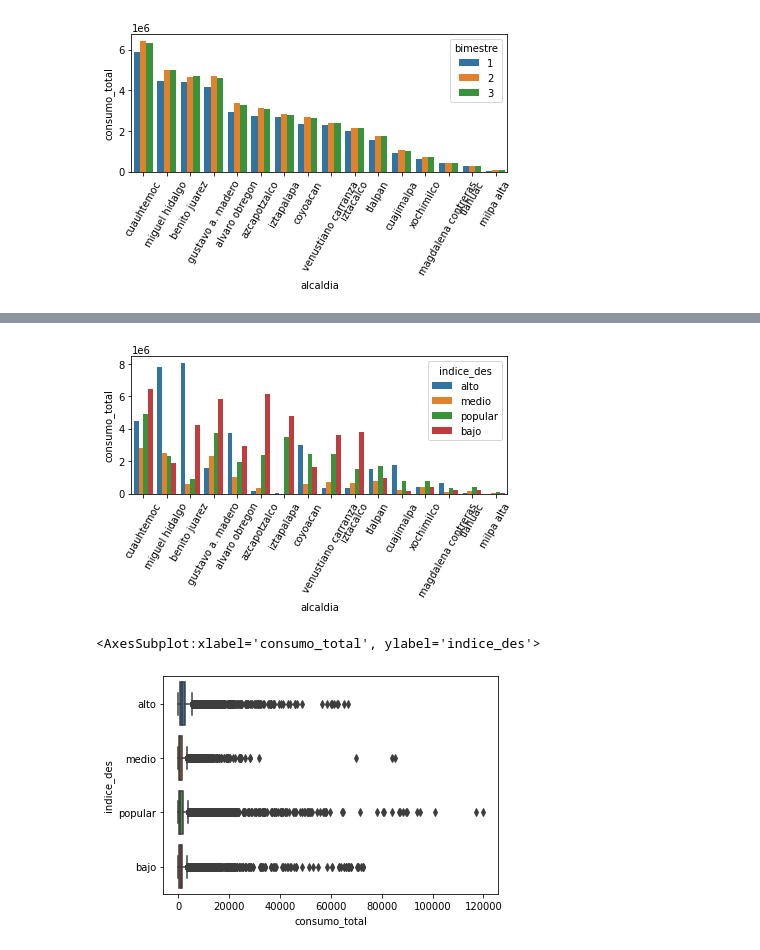
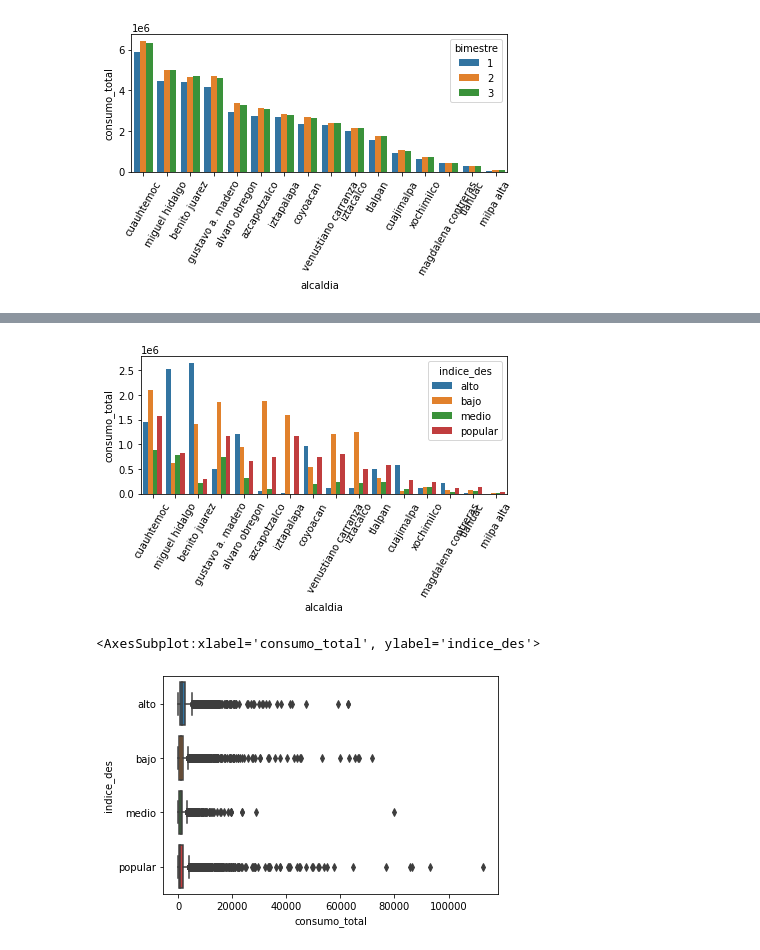
Before and after one commit to lechugaa/intro_ds_p1_consumo_agua, a Jupyter notebook: Lab_1_MH.ipynb, the cells around one changed output, grey strips where cells are left out. Saved outputs shown, nothing was run; the diff lists cells and outputs as text; code cells hidden in the pictures.

```diff
--- a/Lab_1_MH.ipynb
+++ b/Lab_1_MH.ipynb
@@ -257,0 +224,6 @@ data_clean
+# %%
+data_consumo_total_mean = data_clean[['alcaldia', 'indice_des', 'latitud', 'longitud', 'consumo_total',\
+                                      'consumo_total_dom', 'consumo_total_mixto', 'consumo_total_no_dom']].\
+groupby(['alcaldia', 'indice_des', 'latitud', 'longitud']).mean().reset_index()
+
+data_consumo_total_mean
@@ -271,14 +263,14 @@ plt.tight_layout()
 # %%
-sns.barplot(x = "alcaldia", y = "consumo_total", hue = "indice_des", estimator = sum, data = data_clean, ci = None,
+sns.barplot(x = "alcaldia", y = "consumo_total", hue = "indice_des", estimator = sum, data = data_consumo_total_mean, ci = None,
            order = ["cuauhtemoc", "miguel hidalgo", "benito juarez", "gustavo a. madero", "alvaro obregon", "azcapotzalco",
                      "iztapalapa", "coyoacan", "venustiano carranza", "iztacalco", "tlalpan", "cuajimalpa", "xochimilco", "magdalena contreras", "tlahuac", "milpa alta"])
 plt.xticks(rotation=60)
 plt.tight_layout()
 # %% [output]
-[figure, old version]
+[figure, new version]
 # %%
-sns.boxplot(x = "consumo_total", y = "indice_des", data = data_clean)
+sns.boxplot(x = "consumo_total", y = "indice_des", data = data_consumo_total_mean)
 # %% [output]
 <AxesSubplot:xlabel='consumo_total', ylabel='indice_des'>
-[figure, old version]
+[figure, new version]
 # %%
```
Also changed, not shown: parts of 21 cells of this notebook.
